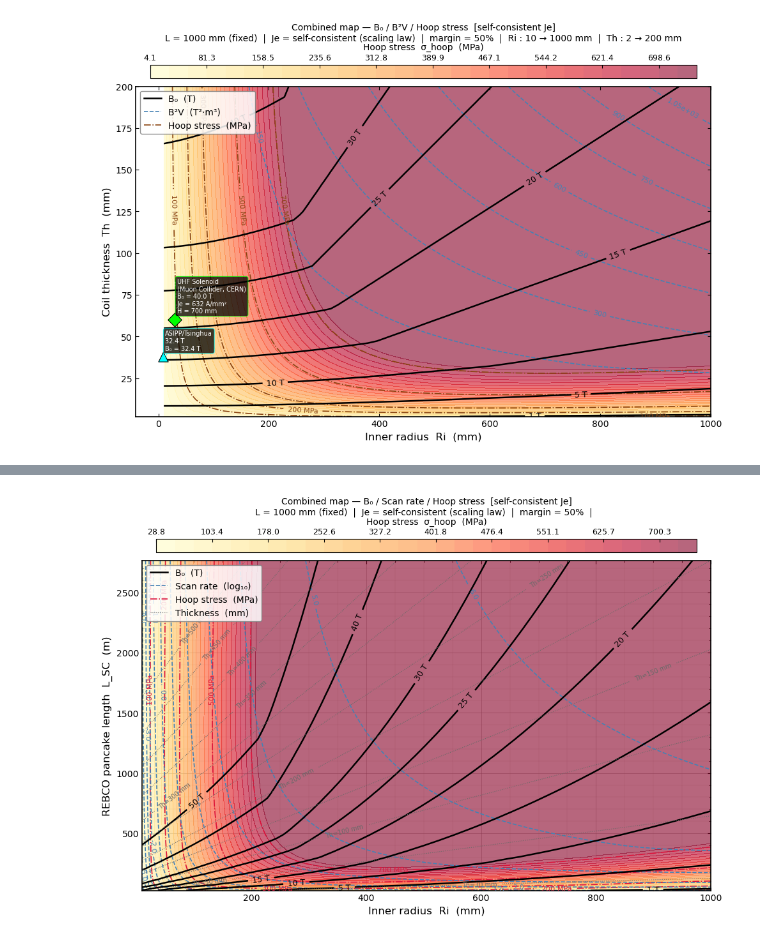
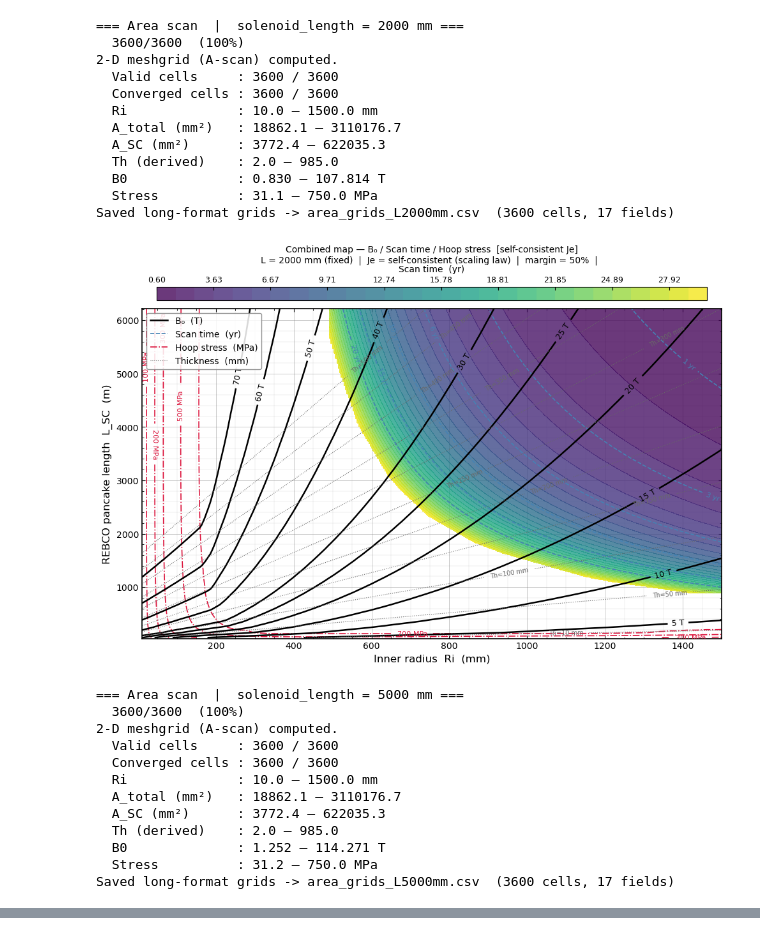
Before and after one commit to penelopequassolo/Magnet_design, a Jupyter notebook: DMRadio_GUT_preliminary_design/main.ipynb, the cells around one changed output, grey strips where cells are left out. Cells and saved outputs as stored; diff of their text form; code cells hidden in the pictures.

```diff
--- a/DMRadio_GUT_preliminary_design/main.ipynb
+++ b/DMRadio_GUT_preliminary_design/main.ipynb
@@ -5,6 +5,8 @@
 #
 #   python main.py            # run everything
 # ─────────────────────────────────────────────────────────────────────────────
+
+
 import importlib
 import numpy as np
 
@@ -26,20 +28,37 @@ importlib.reload(plots_thickness)
 import plots_area
 importlib.reload(plots_area)
 
+#def main():
+    #print("=== Thickness scan (Ri vs Th) ===")
+    #th_grids = grid.build_thickness_grid()
+    #io_grids.save_grids_long(th_grids, "thickness_grids.csv")
+    #plots_thickness.plot_all(th_grids)
+
+#    print("\n=== Area scan (Ri vs A) ===")
+#    a_grids = grid.build_area_grid()
+#    io_grids.save_grids_long(a_grids, "area_grids.csv")
+#    plots_area.plot_all(a_grids)
+#
+#    return a_grids
+
+
+#a_grids = main()
+
+LENGTHS_M = [1.0, 2.0, 5.0, 10.0]
+
 def main():
-    print("=== Thickness scan (Ri vs Th) ===")
-    th_grids = grid.build_thickness_grid()
-    io_grids.save_grids_long(th_grids, "thickness_grids.csv")
-    plots_thickness.plot_all(th_grids)
+    all_grids = {}
+    for L in LENGTHS_M:
+        print(f"\n=== Area scan  |  solenoid_length = {L*1e3:.0f} mm ===")
+        solenoid_lib.solenoid_length = L
+        label = f"L{int(L*1e3)}mm"
+        a_grids = grid.build_area_grid()
+        io_grids.save_grids_long(a_grids, f"area_grids_{label}.csv", solenoid_length=L)
+        plots_area.plot_all(a_grids, label=label)
+        all_grids[L] = a_grids
+    return all_grids
 
-    print("\n=== Area scan (Ri vs A) ===")
-    a_grids = grid.build_area_grid()
-    io_grids.save_grids_long(a_grids, "area_grids.csv")
-    plots_area.plot_all(a_grids)
-
-    return th_grids, a_grids
-
-th_grids, a_grids = main()
+all_grids = main()
 
 # print(f"Scan log10 max thickness scan: {np.nanmax(np.log10(th_grids['scan'])):.2f}")
 #print(f"Scan log10 max area scan:      {np.nanmax(np.log10(a_grids['scan'])):.2f}")
@@ -64 +84,25 @@ Saved long-format grids -> thickness_grids.csv  (3600 cells, 12 fields)
+=== Area scan  |  solenoid_length = 2000 mm ===
+  3600/3600  (100%)
+2-D meshgrid (A-scan) computed.
+  Valid cells     : 3600 / 3600
+  Converged cells : 3600 / 3600
+  Ri              : 10.0 – 1500.0 mm
+  A_total (mm²)   : 18862.1 – 3110176.7
+  A_SC (mm²)      : 3772.4 – 622035.3
+  Th (derived)    : 2.0 – 985.0
+  B0              : 0.830 – 107.814 T
+  Stress          : 31.1 – 750.0 MPa
+Saved long-format grids -> area_grids_L2000mm.csv  (3600 cells, 17 fields)
-[figure, old version]
+[figure, new version]
+=== Area scan  |  solenoid_length = 5000 mm ===
+  3600/3600  (100%)
+2-D meshgrid (A-scan) computed.
+  Valid cells     : 3600 / 3600
+  Converged cells : 3600 / 3600
+  Ri              : 10.0 – 1500.0 mm
+  A_total (mm²)   : 18862.1 – 3110176.7
+  A_SC (mm²)      : 3772.4 – 622035.3
+  Th (derived)    : 2.0 – 985.0
+  B0              : 1.252 – 114.271 T
+  Stress          : 31.2 – 750.0 MPa
+Saved long-format grids -> area_grids_L5000mm.csv  (3600 cells, 17 fields)
@@ -79 +122,0 @@ Saved long-format grids -> area_grids.csv  (3600 cells, 13 fields)
-[figure, removed]
```
Also changed, not shown: parts of 2 cells of this notebook, 32 other files.
